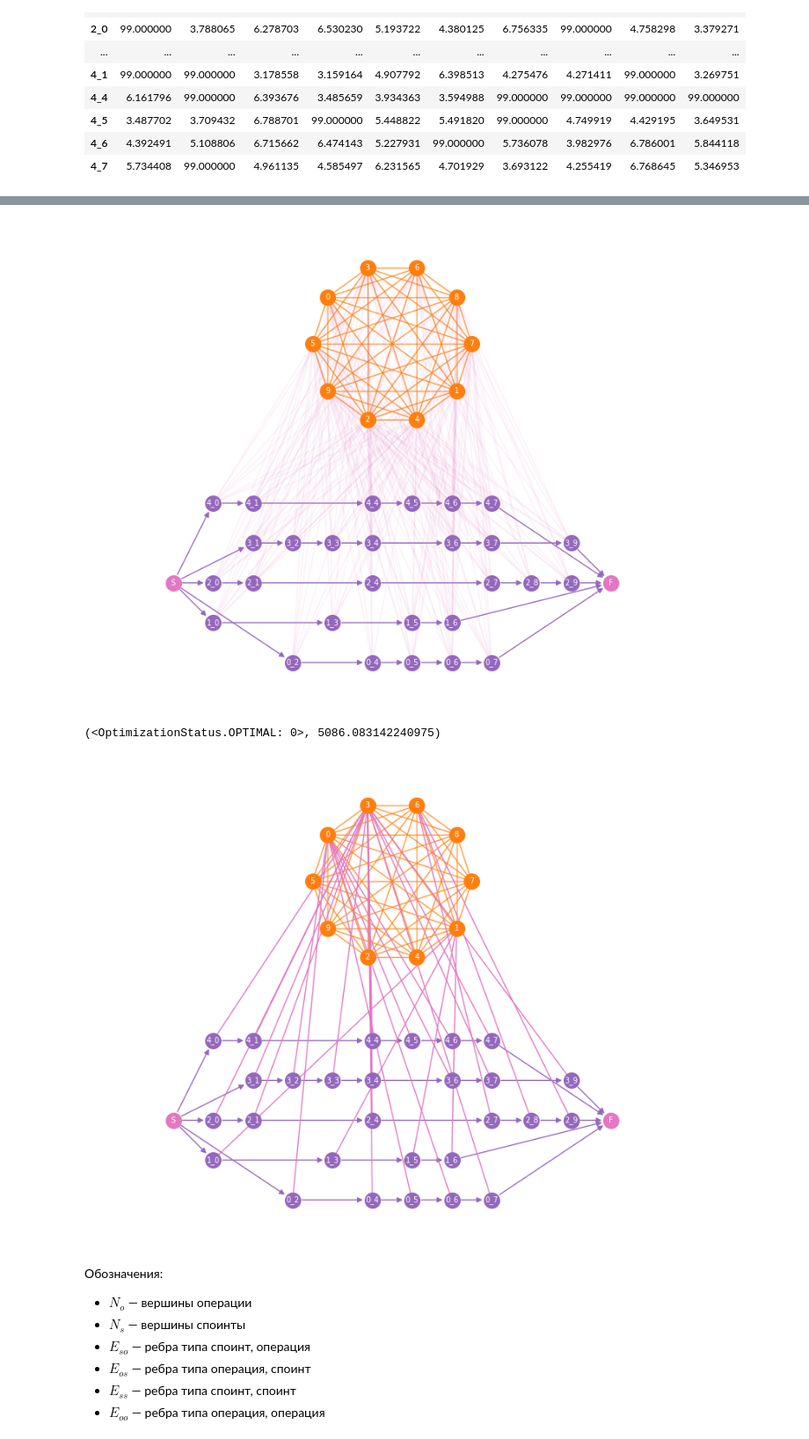
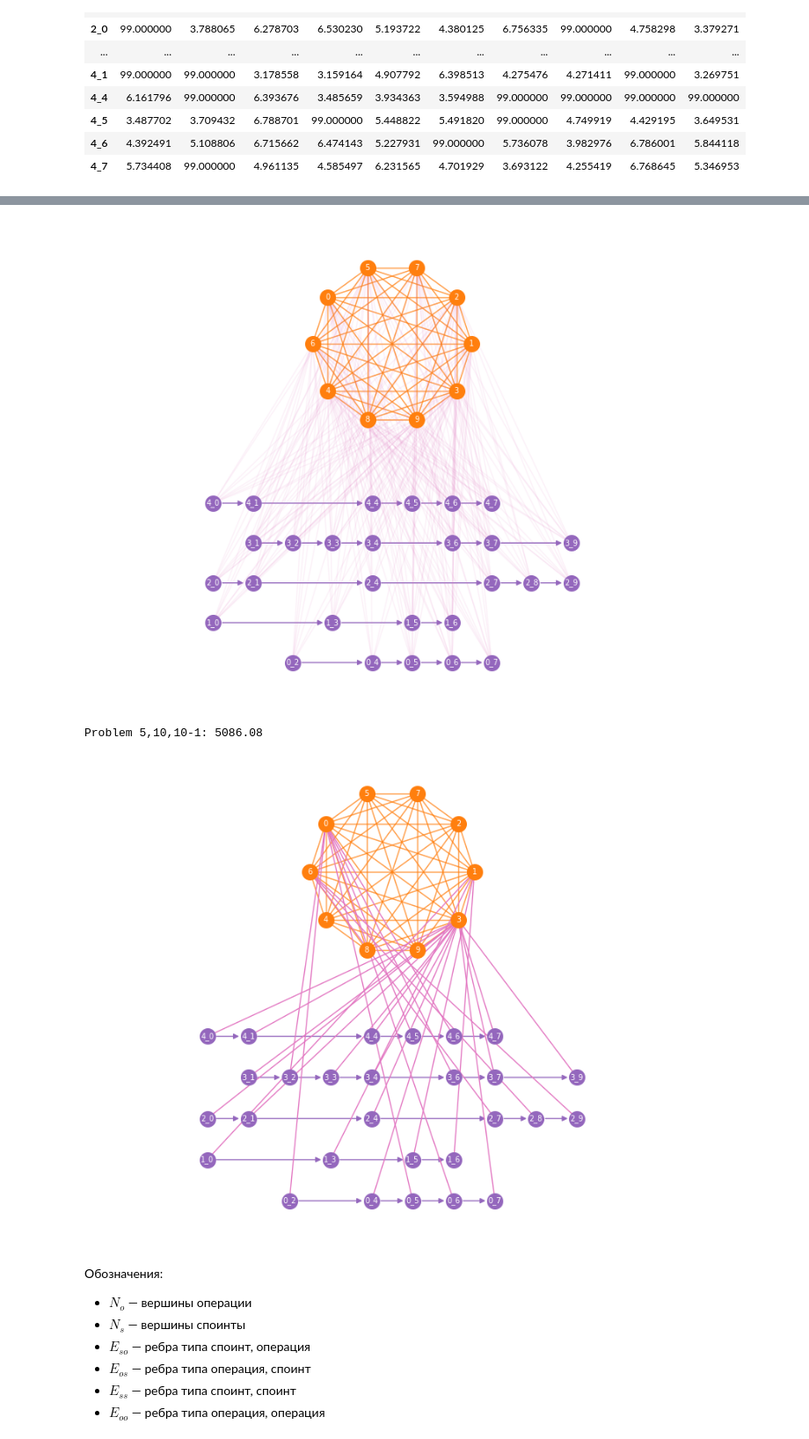
Before and after one commit to airi-industrial-ai/gnn-cloud-manufacturing, a Jupyter notebook: notebooks/graph_representation.ipynb, the cells around one changed output, grey strips where cells are left out. Shown: that part at 88% size. Drawn from its saved outputs; the diff is of its cells as text; code cells hidden in the pictures.

```diff
--- a/notebooks/graph_representation.ipynb
+++ b/notebooks/graph_representation.ipynb
@@ -105,8 +106,6 @@ for i in range(n_tasks):
     for j in range(n_operations):
         if operation[j, i] == 1:
             operation_index.append((i, j))
-operation_index.append([n_tasks // 2, -1])
-operation_index.append([n_tasks // 2, n_operations])
 operation_index = np.array(operation_index)
 operation_index
 # %% [output]
@@ -130,7 +129,5 @@ array([[ 0,  2],
 # %%
-full_op_names = [f'{i}_{j}' for (i, j) in operation_index[:-2]]
-full_op_names.append('S')
-full_op_names.append('F')
+full_op_names = [f'{i}_{j}' for (i, j) in operation_index]
 # %%
 adj_operation = np.zeros((operation_index.shape[0], operation_index.shape[0]))
 for i in range(operation.shape[1]):
@@ -140,8 +137,6 @@ for i in range(operation.shape[1]):
         u = operation_index.tolist().index([i, path[j]])
         v = operation_index.tolist().index([i, path[j+1]])
         adj_operation[u, v] = 1
-    adj_operation[-2, operation_index.tolist().index([i, path[0]])] = 1
-    adj_operation[operation_index.tolist().index([i, path[-1]]), -1] = 1
 display(pd.DataFrame(adj_operation, index=full_op_names, columns=full_op_names).astype(int))
 # %% [output]
 |  | 0_2 | 0_4 | 0_5 | 0_6 | 0_7 | 1_0 | 1_3 | 1_5 | 1_6 | 2_0 | ... | ... |
@@ -227,16 +222,9 @@ plt.figure(figsize=(10, 8))
 nx.draw_networkx_nodes(
     G,
     pos=pos,
-    nodelist=full_op_names[:-2],
+    nodelist=full_op_names,
     node_size=200,
     node_color='tab:purple',
-)
-nx.draw_networkx_nodes(
-    G,
-    pos=pos,
-    nodelist=['S', 'F'],
-    node_size=200,
-    node_color='tab:pink',
 )
 nx.draw_networkx_nodes(
     G,
@@ -285,12 +273,15 @@ plt.axis('equal')
 plt.axis('off')
 plt.show()
 # %% [output]
-[figure, old version]
+[figure, new version]
-# %%
-delta, gamma, status, value = mip_solve(problem)
-status, value
-# %% [output]
-(<OptimizationStatus.OPTIMAL: 0>, 5086.083142240975)
+# %%
+problem_name = problem["name"]
+delta = np.load(f'../data/optimal_solution/{problem_name}/delta.npy')
+gamma = np.load(f'../data/optimal_solution/{problem_name}/gamma.npy')
+total_cost = total_cost_from_gamma(problem, gamma, delta)
+print(f'Problem {problem["name"]}: {total_cost:.2f}')
+# %% [output]
+Problem 5,10,10-1: 5086.08
 # %%
 city_to_op_solution = []
 for o, t, c in zip(*np.where(gamma == 1)):
@@ -300,16 +291,9 @@ plt.figure(figsize=(10, 8))
 nx.draw_networkx_nodes(
     G,
     pos=pos,
-    nodelist=full_op_names[:-2],
+    nodelist=full_op_names,
     node_size=200,
     node_color='tab:purple',
-)
-nx.draw_networkx_nodes(
-    G,
-    pos=pos,
-    nodelist=['S', 'F'],
-    node_size=200,
-    node_color='tab:pink',
 )
 nx.draw_networkx_nodes(
     G,
@@ -330,34 +314,34 @@ nx.draw_networkx_labels(
     pos,
     labels={node: node[5:] for node in city_names},
     font_color='white',
     font_size=7,
 )
 nx.draw_networkx_edges(
     G,
     pos=pos,
     edgelist=op_to_op,
     edge_color='tab:purple',
 )
 nx.draw_networkx_edges(
     G,
     pos=pos,
     edgelist=city_to_city,
     edge_color='tab:orange',
     arrows=False,
     alpha=0.5,
 )
 nx.draw_networkx_edges(
     G,
     pos=pos,
     edgelist=city_to_op_solution,
     edge_color='tab:pink',
     arrows=False,
 )
 plt.axis('equal')
 plt.axis('off')
 plt.show()
 # %% [output]
-[figure, old version]
+[figure, new version]
 # %% [markdown]
 Обозначения:
 
```
Also changed, not shown: parts of 8 cells of this notebook, 7 other files.
